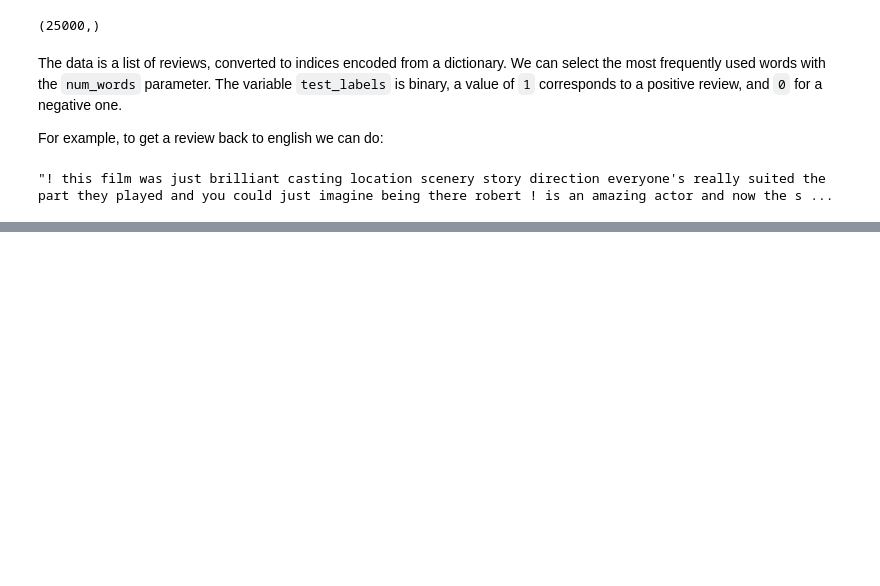
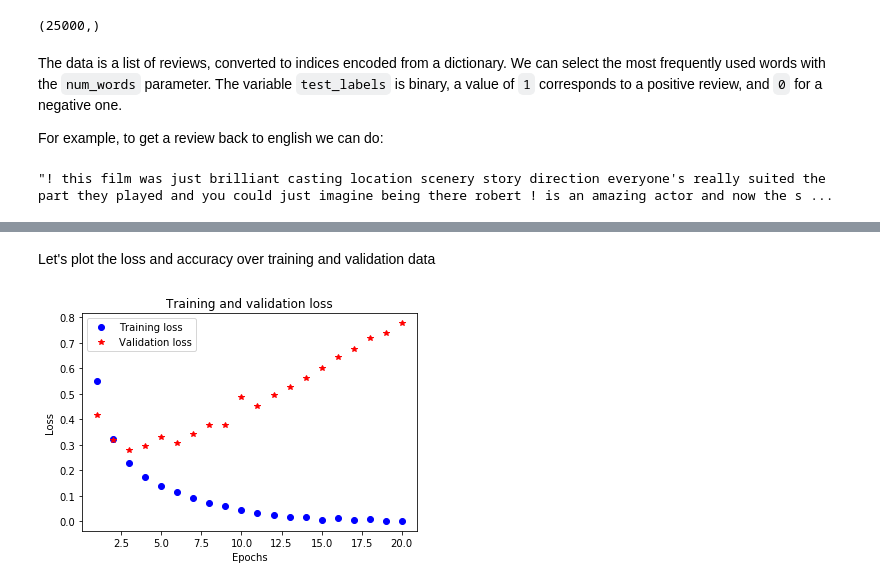
Before and after one commit to fd0livar/DL_python_tf_keras, a Jupyter notebook: Classif_binary_imdb.ipynb, the cells around one changed output, grey strips where cells are left out. Drawn from its saved outputs; the diff is of its cells as text; code cells hidden in the pictures; blank space fills up the shorter version.

```diff
--- a/Classif_binary_imdb.ipynb
+++ b/Classif_binary_imdb.ipynb
@@ -39,0 +45,12 @@ As we can't pass list of integer to a NN, we have to transform them into tensors
+# %%
+start = time.perf_counter()
+def vectorize_sequences(sequences, dimension=10000):
+    results = np.zeros((len(sequences), dimension))
+    for i, sequence in enumerate(sequences):
+        results[i, sequence] = 1.
+    return results
+
+x_train = vectorize_sequences(train_data)
+x_test = vectorize_sequences(test_data)
+elapsed = time.perf_counter() - start
+print('Elapsed %.3f seconds.' % elapsed)
@@ -39,0 +67,4 @@ As we can't pass list of integer to a NN, we have to transform them into tensors
+# %%
+# Now we do the same for the labels
+y_train = np.asarray(train_labels).astype('float32')
+y_test = np.asarray(test_labels).astype('float32')
@@ -39,0 +217,11 @@ As we can't pass list of integer to a NN, we have to transform them into tensors
+# %%
+model = models.Sequential()
+model.add(layers.Dense(16, activation='relu', input_shape=(10000,)))
+model.add(layers.Dense(16, activation='relu'))
+model.add(layers.Dense(16, activation='relu'))
+model.add(layers.Dense(1, activation='sigmoid'))
+model.compile(optimizer='rmsprop',
+              loss='binary_crossentropy',
+              metrics=['accuracy'])
+history = model.fit(partial_x_train, partial_y_train, epochs=20, batch_size=512, validation_data=(x_val, y_val))
+results = model.evaluate(x_test, y_test)
@@ -39,0 +246,16 @@ As we can't pass list of integer to a NN, we have to transform them into tensors
+# %% [markdown]
+Let's plot the loss and accuracy over training and validation data
+# %%
+history_dict = history.history
+loss_values = history_dict['loss']
+val_loss_values = history_dict['val_loss']
+epochs = range(1, len(loss_values) + 1)
+plt.plot(epochs, loss_values, 'bo', label='Training loss')
+plt.plot(epochs, val_loss_values, 'r*', label='Validation loss')
+plt.title('Training and validation loss')
+plt.xlabel('Epochs')
+plt.ylabel('Loss')
+plt.legend()
+plt.show()
+# %% [output]
+[figure, added]
```
Also changed, not shown: parts of 50 cells of this notebook.
